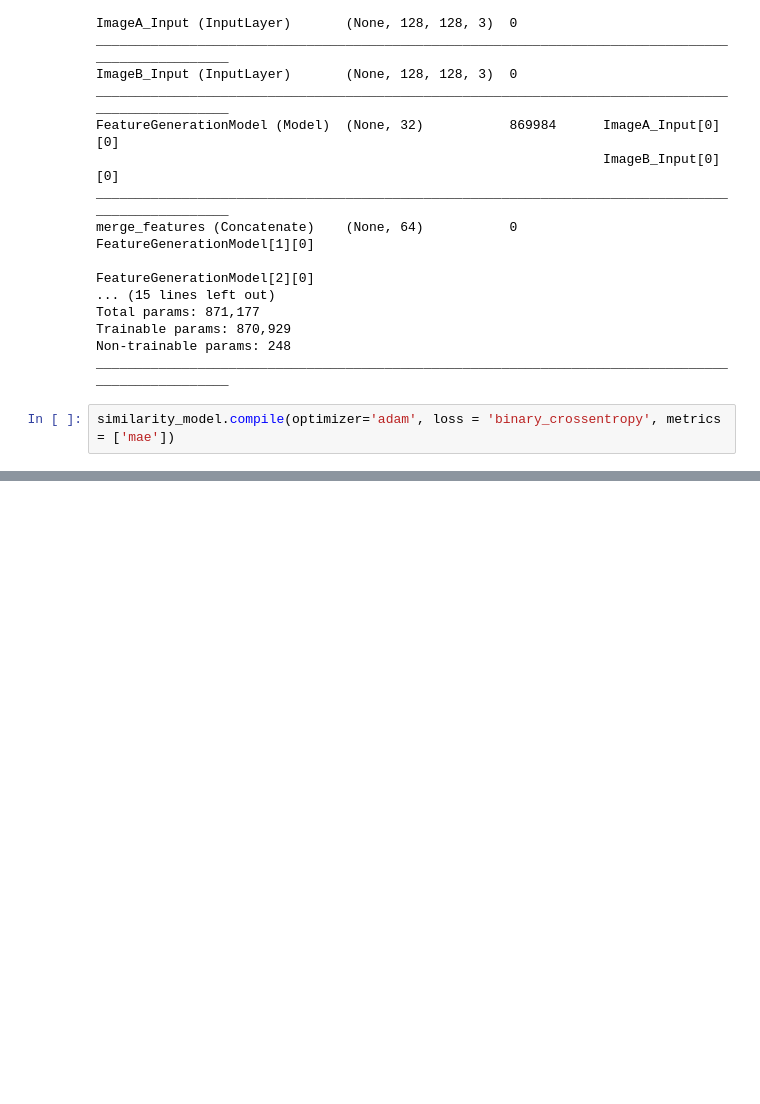
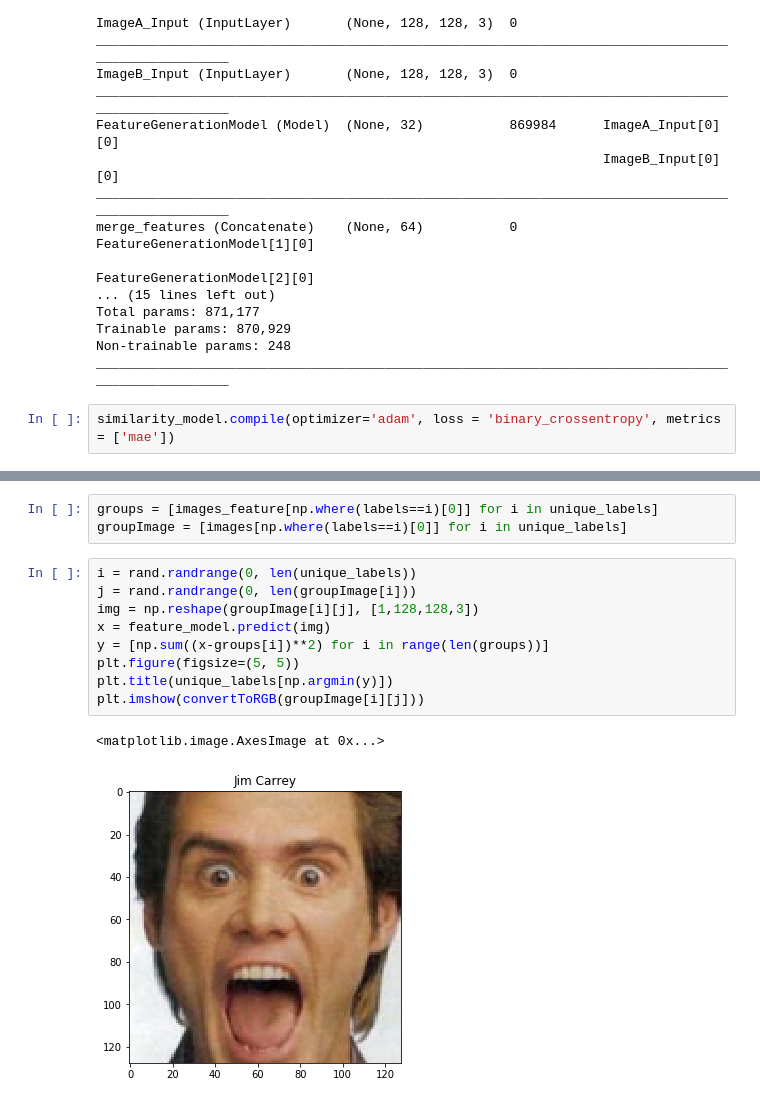
Before and after one commit to NihPat95/Face-Recognition, a Jupyter notebook: FaceRecognition.ipynb, the cells around one changed output, grey strips where cells are left out. Saved outputs shown, nothing was run; the diff lists cells and outputs as text; blank space fills up the shorter version.

```diff
--- a/FaceRecognition.ipynb
+++ b/FaceRecognition.ipynb
@@ -384,0 +448,15 @@ pp = [x1]
+# %%
+groups = [images_feature[np.where(labels==i)[0]] for i in unique_labels]
+groupImage = [images[np.where(labels==i)[0]] for i in unique_labels]
+# %%
+i = rand.randrange(0, len(unique_labels))
+j = rand.randrange(0, len(groupImage[i]))
+img = np.reshape(groupImage[i][j], [1,128,128,3])
+x = feature_model.predict(img)
+y = [np.sum((x-groups[i])**2) for i in range(len(groups))]
+plt.figure(figsize=(5, 5))
+plt.title(unique_labels[np.argmin(y)])
+plt.imshow(convertToRGB(groupImage[i][j]))
+# %% [output]
+<matplotlib.image.AxesImage at 0x...>
+[figure, added]
```
Also changed, not shown: parts of 38 cells of this notebook.
